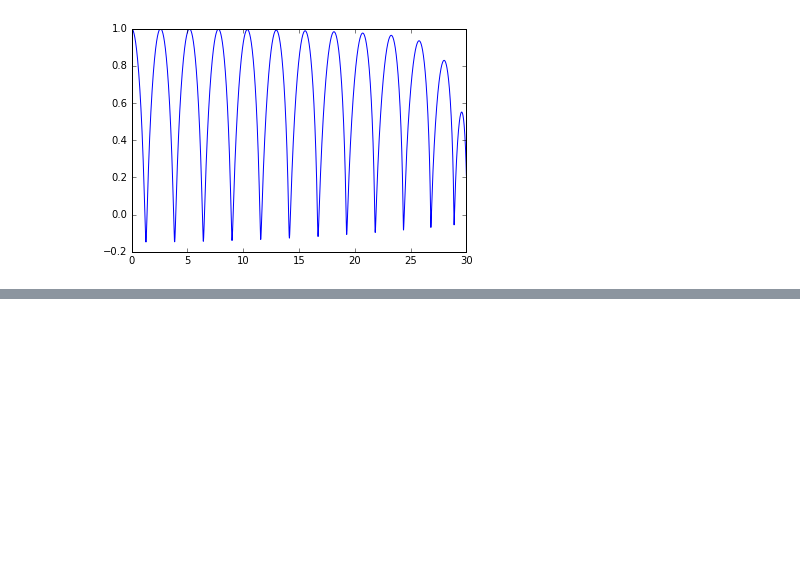
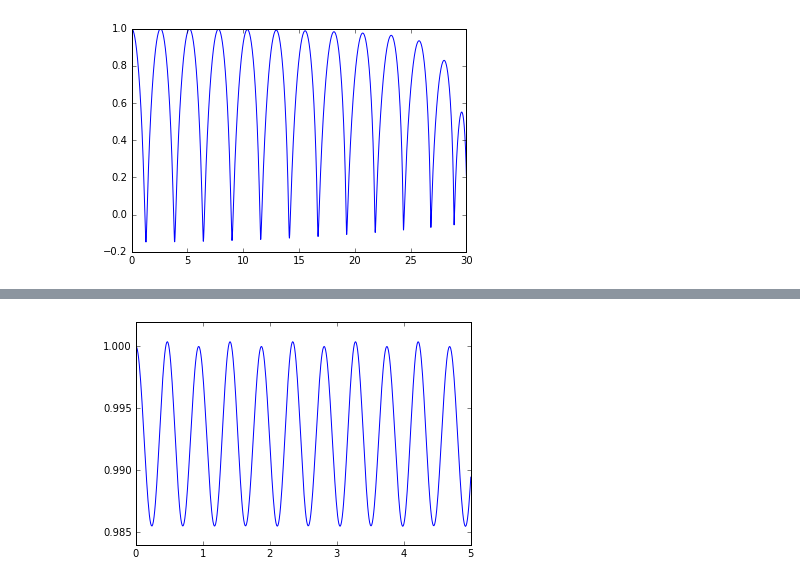
Before and after one commit to iselplabo93/Integradores, a Jupyter notebook: Problema_Kepler_Asimetrico.ipynb, the cells around one changed output, grey strips where cells are left out. Saved outputs shown, nothing was run; the diff lists cells and outputs as text; code cells hidden in the pictures; blank space fills up the shorter version.

```diff
--- a/Problema_Kepler_Asimetrico.ipynb
+++ b/Problema_Kepler_Asimetrico.ipynb
@@ -47,6 +48,10 @@ def Energia(x_p,a):
     x,y,px,py=x_p[:,0],x_p[:,1],x_p[:,2],x_p[:,3]
     E=0.5*(px*px*(1+a)+py*py)-((1+a)/sqrt(x**2+y**2))
     return E
+def L_z(x_p): #momento angular
+    x,y,px,py=x_p[:,0],x_p[:,1],x_p[:,2],x_p[:,3]
+    L=x*py-y*px
+    return L
 # %%
 E=Energia(sol,0.05)
 ylim([E[0]-0.1,E[0]+0.1])
@@ -75,0 +107,8 @@ plot(t,sol[:,0])
+# %%
+L=L_z(sol)
+#ylim([L[0]-0.01,L[0]+0.01])
+xlim([0,5])
+plot(t/(2*pi),L)
+show()
+# %% [output]
+[figure, added]
```
Also changed, not shown: parts of 12 cells of this notebook.
